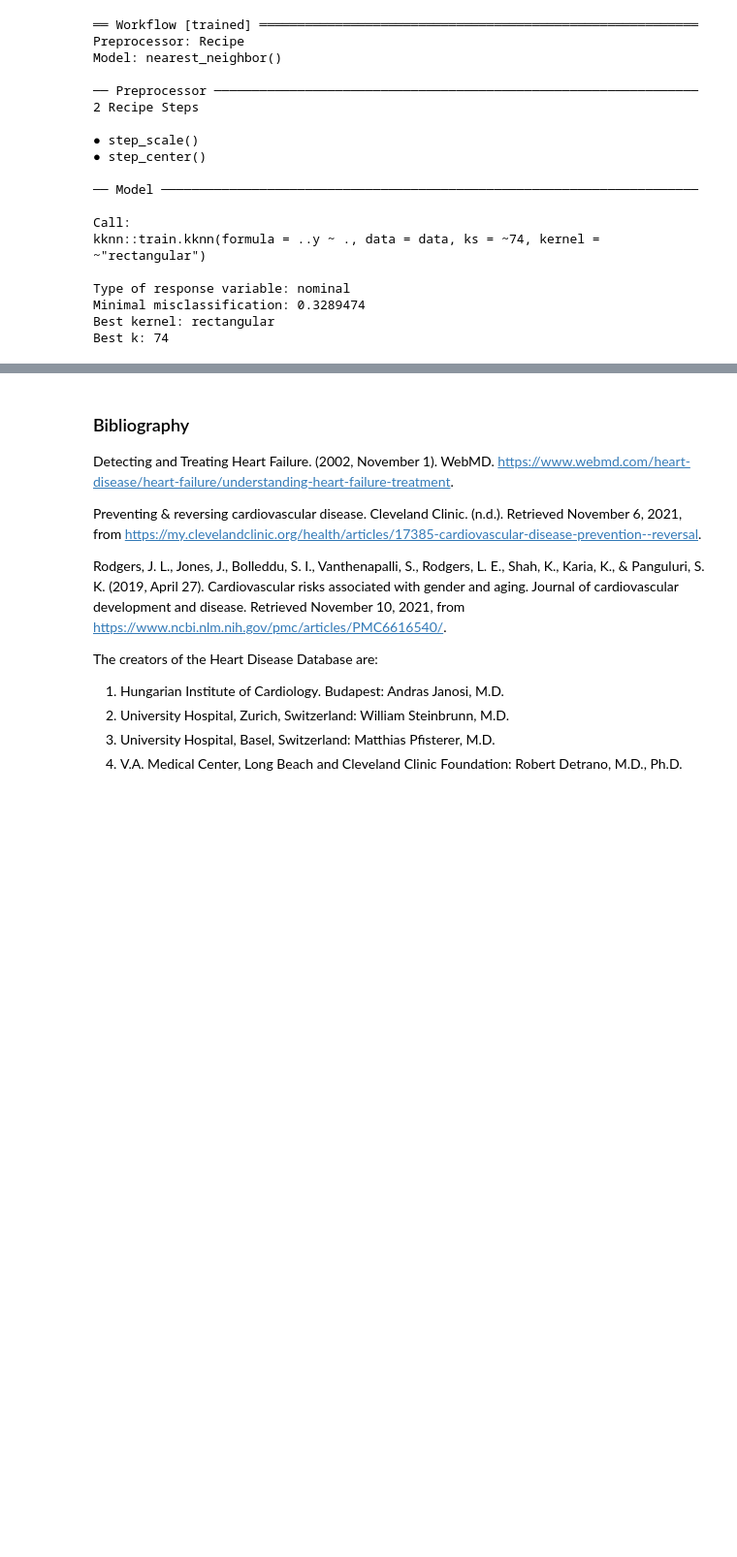
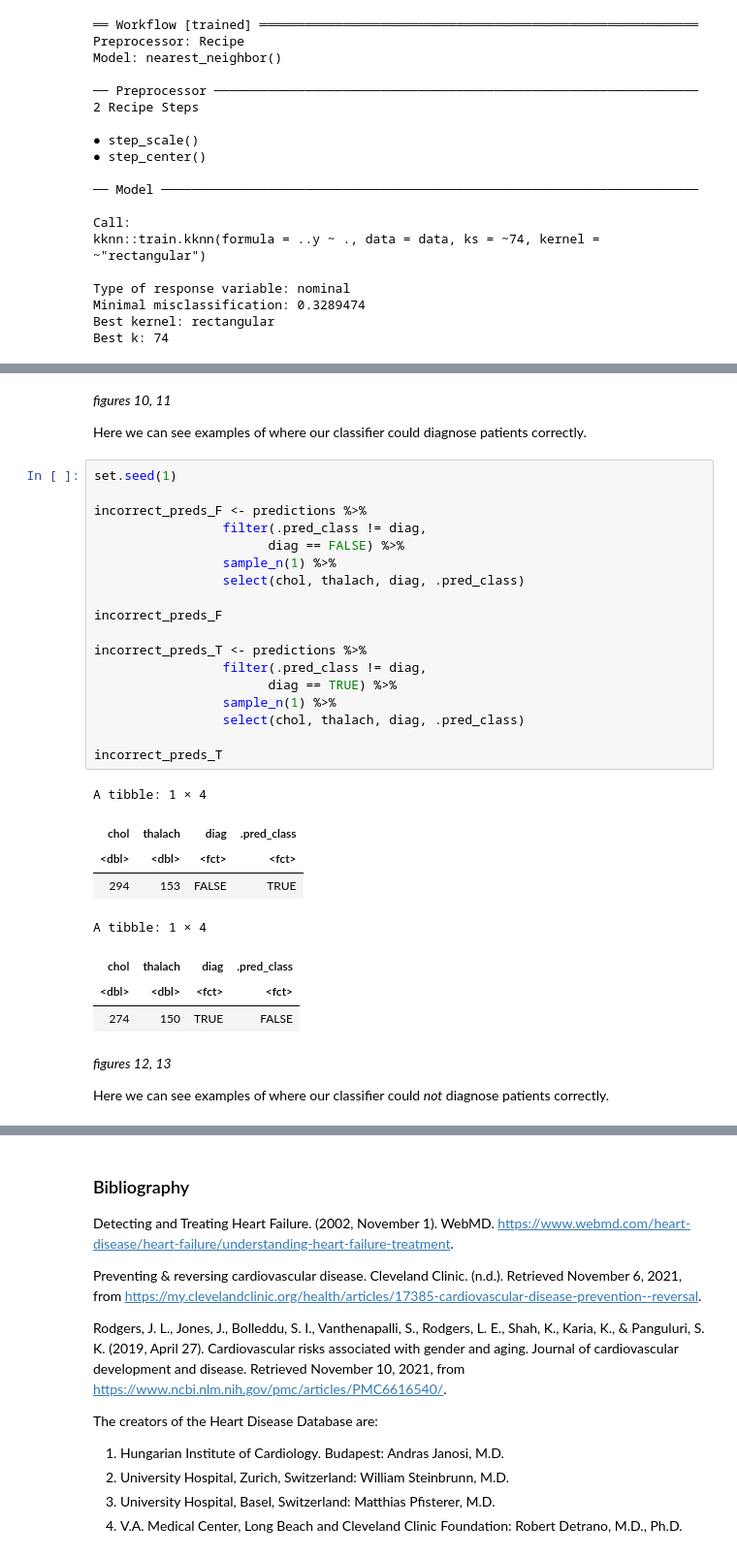
Before and after one commit to Agamchawla/group-29-project, a Jupyter notebook: group_29_project_report.ipynb, the cells around one changed output, grey strips where cells are left out. Shown at 97% size. Saved outputs shown, nothing was run; the diff lists cells and outputs as text; blank space fills up the shorter version.

Commit message:
finished descriptions, added new discussion, edited methods, added examples

```diff
--- a/group_29_project_report.ipynb
+++ b/group_29_project_report.ipynb
@@ -454 +508,36 @@ ERROR: Error in predict(fit, cleveland_testing) %>% bind_cols(cleveland_testing)
+# %% [markdown]
+*figures 10, 11*
+
+Here we can see examples of where our classifier could diagnose patients correctly.
+# %%
+set.seed(1)
+
+incorrect_preds_F <- predictions %>%
+                 filter(.pred_class != diag,
+                       diag == FALSE) %>%
+                 sample_n(1) %>%
+                 select(chol, thalach, diag, .pred_class)
+
+incorrect_preds_F
+
+incorrect_preds_T <- predictions %>%
+                 filter(.pred_class != diag,
+                       diag == TRUE) %>%
+                 sample_n(1) %>%
+                 select(chol, thalach, diag, .pred_class)
+
+incorrect_preds_T
+# %% [output]
+A tibble: 1 × 4
+| chol | thalach | diag | .pred_class |
+| <dbl> | <dbl> | <fct> | <fct> |
+| 294 | 153 | FALSE | TRUE |
+A tibble: 1 × 4
+| chol | thalach | diag | .pred_class |
+| <dbl> | <dbl> | <fct> | <fct> |
+| 274 | 150 | TRUE | FALSE |
+# %% [markdown]
+*figures 12, 13*
+
+Here we can see examples of where our classifier could *not* diagnose patients correctly.
 # %% [markdown]
```
Also changed, not shown: parts of 26 cells of this notebook.
